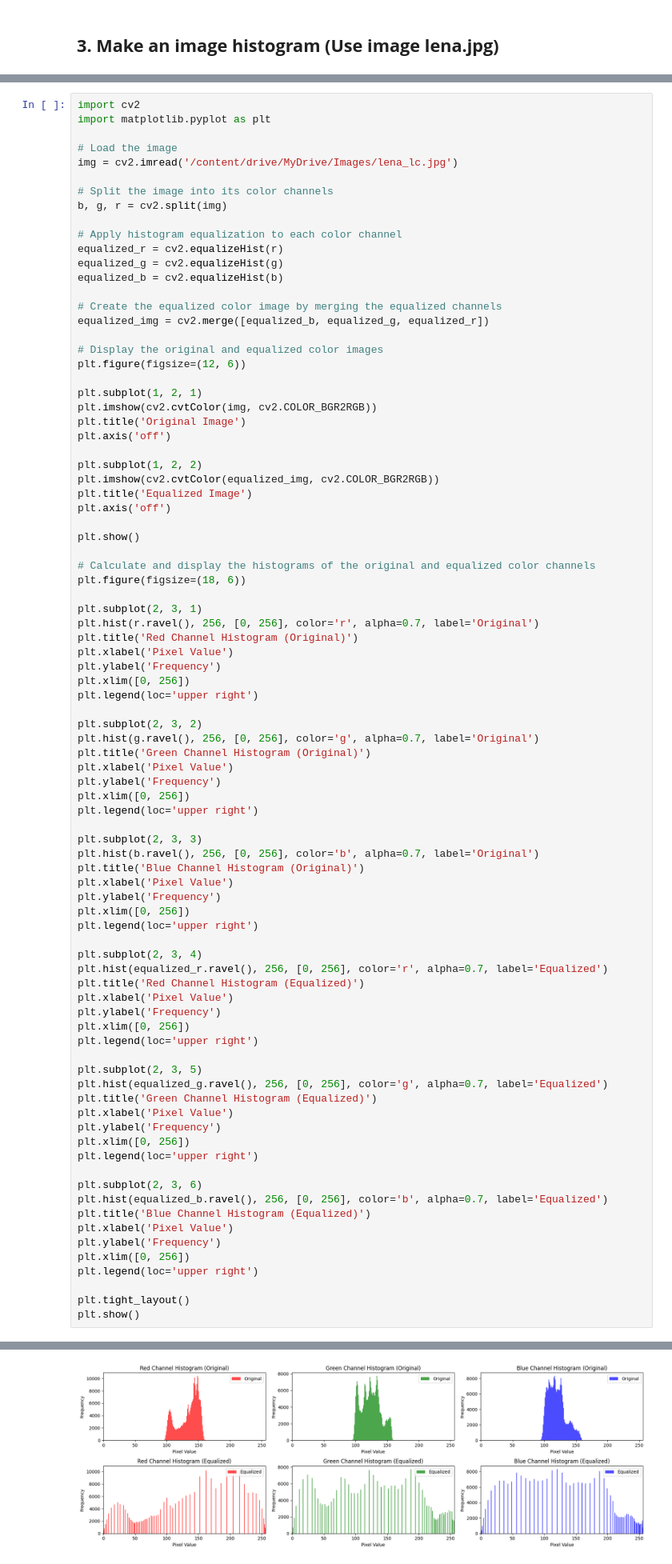
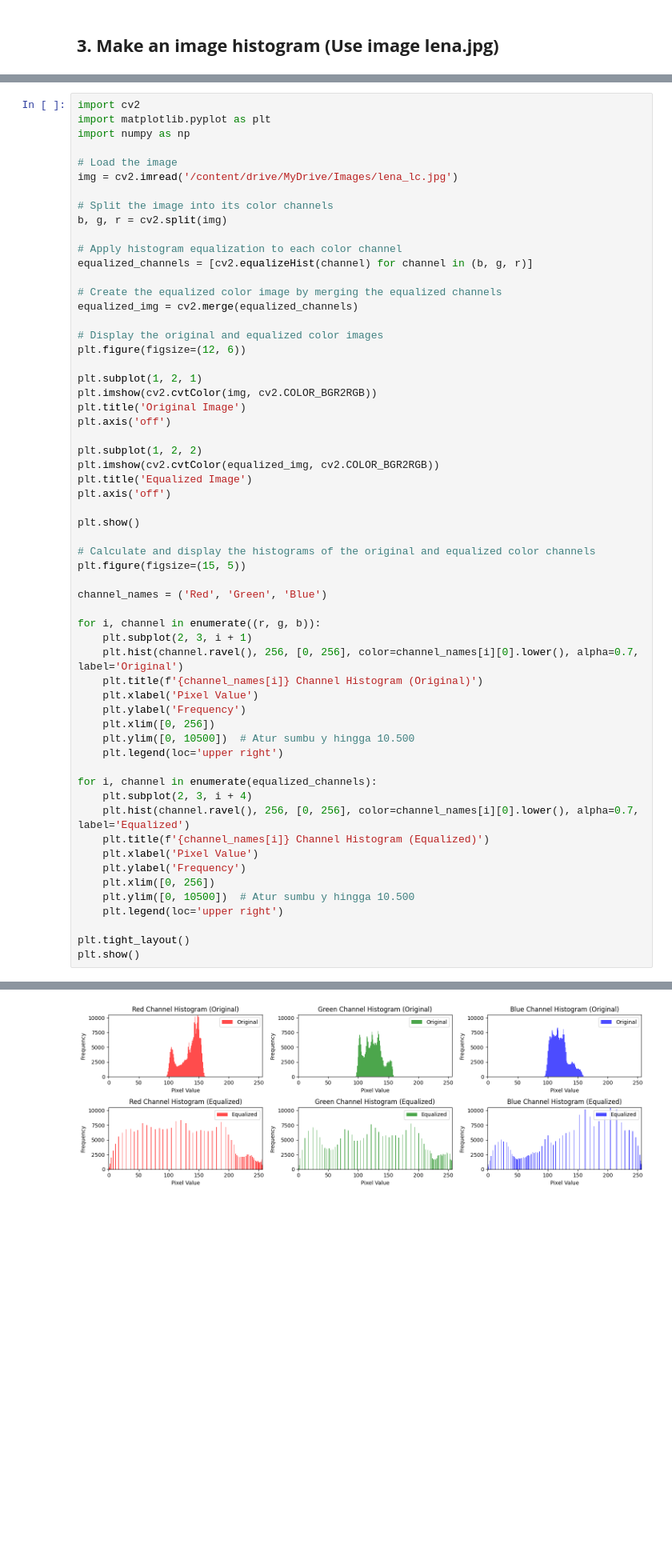
Before and after one commit to frcaulia/dicv_odd_2023, a Jupyter notebook: Week6.ipynb, the cells around one changed output, grey strips where cells are left out. Shown at 80% size. Cells and saved outputs as stored; diff of their text form; blank space fills up the shorter version.

```diff
--- a/Week6.ipynb
+++ b/Week6.ipynb
@@ -194,6 +107,7 @@ plt.show()
 # %%
 import cv2
 import matplotlib.pyplot as plt
+import numpy as np
 
 # Load the image
 img = cv2.imread('/content/drive/MyDrive/Images/lena_lc.jpg')
@@ -202,81 +116,53 @@ img = cv2.imread('/content/drive/MyDrive/Images/lena_lc.jpg')
 b, g, r = cv2.split(img)
 
 # Apply histogram equalization to each color channel
-equalized_r = cv2.equalizeHist(r)
-equalized_g = cv2.equalizeHist(g)
-equalized_b = cv2.equalizeHist(b)
+equalized_channels = [cv2.equalizeHist(channel) for channel in (b, g, r)]
 
 # Create the equalized color image by merging the equalized channels
-equalized_img = cv2.merge([equalized_b, equalized_g, equalized_r])
+equalized_img = cv2.merge(equalized_channels)
 
 # Display the original and equalized color images
 plt.figure(figsize=(12, 6))
 
 plt.subplot(1, 2, 1)
 plt.imshow(cv2.cvtColor(img, cv2.COLOR_BGR2RGB))
 plt.title('Original Image')
 plt.axis('off')
 
 plt.subplot(1, 2, 2)
 plt.imshow(cv2.cvtColor(equalized_img, cv2.COLOR_BGR2RGB))
 plt.title('Equalized Image')
 plt.axis('off')
 
 plt.show()
 
 # Calculate and display the histograms of the original and equalized color channels
-plt.figure(figsize=(18, 6))
+plt.figure(figsize=(15, 5))
 
-plt.subplot(2, 3, 1)
-plt.hist(r.ravel(), 256, [0, 256], color='r', alpha=0.7, label='Original')
-plt.title('Red Channel Histogram (Original)')
-plt.xlabel('Pixel Value')
-plt.ylabel('Frequency')
-plt.xlim([0, 256])
-plt.legend(loc='upper right')
+channel_names = ('Red', 'Green', 'Blue')
 
-plt.subplot(2, 3, 2)
-plt.hist(g.ravel(), 256, [0, 256], color='g', alpha=0.7, label='Original')
-plt.title('Green Channel Histogram (Original)')
-plt.xlabel('Pixel Value')
-plt.ylabel('Frequency')
-plt.xlim([0, 256])
-plt.legend(loc='upper right')
+for i, channel in enumerate((r, g, b)):
+    plt.subplot(2, 3, i + 1)
+    plt.hist(channel.ravel(), 256, [0, 256], color=channel_names[i][0].lower(), alpha=0.7, label='Original')
+    plt.title(f'{channel_names[i]} Channel Histogram (Original)')
+    plt.xlabel('Pixel Value')
+    plt.ylabel('Frequency')
+    plt.xlim([0, 256])
+    plt.ylim([0, 10500])  # Atur sumbu y hingga 10.500
+    plt.legend(loc='upper right')
 
-plt.subplot(2, 3, 3)
-plt.hist(b.ravel(), 256, [0, 256], color='b', alpha=0.7, label='Original')
-plt.title('Blue Channel Histogram (Original)')
-plt.xlabel('Pixel Value')
-plt.ylabel('Frequency')
-plt.xlim([0, 256])
-plt.legend(loc='upper right')
-
-plt.subplot(2, 3, 4)
-plt.hist(equalized_r.ravel(), 256, [0, 256], color='r', alpha=0.7, label='Equalized')
-plt.title('Red Channel Histogram (Equalized)')
-plt.xlabel('Pixel Value')
-plt.ylabel('Frequency')
-plt.xlim([0, 256])
-plt.legend(loc='upper right')
-
-plt.subplot(2, 3, 5)
-plt.hist(equalized_g.ravel(), 256, [0, 256], color='g', alpha=0.7, label='Equalized')
-plt.title('Green Channel Histogram (Equalized)')
-plt.xlabel('Pixel Value')
-plt.ylabel('Frequency')
-plt.xlim([0, 256])
-plt.legend(loc='upper right')
-
-plt.subplot(2, 3, 6)
-plt.hist(equalized_b.ravel(), 256, [0, 256], color='b', alpha=0.7, label='Equalized')
-plt.title('Blue Channel Histogram (Equalized)')
-plt.xlabel('Pixel Value')
-plt.ylabel('Frequency')
-plt.xlim([0, 256])
-plt.legend(loc='upper right')
+for i, channel in enumerate(equalized_channels):
+    plt.subplot(2, 3, i + 4)
+    plt.hist(channel.ravel(), 256, [0, 256], color=channel_names[i][0].lower(), alpha=0.7, label='Equalized')
+    plt.title(f'{channel_names[i]} Channel Histogram (Equalized)')
+    plt.xlabel('Pixel Value')
+    plt.ylabel('Frequency')
+    plt.xlim([0, 256])
+    plt.ylim([0, 10500])  # Atur sumbu y hingga 10.500
+    plt.legend(loc='upper right')
 
 plt.tight_layout()
 plt.show()
 # %% [output]
 [figure]
-[figure, old version]
+[figure, new version]
```
Also changed, not shown: parts of 5 cells of this notebook.
